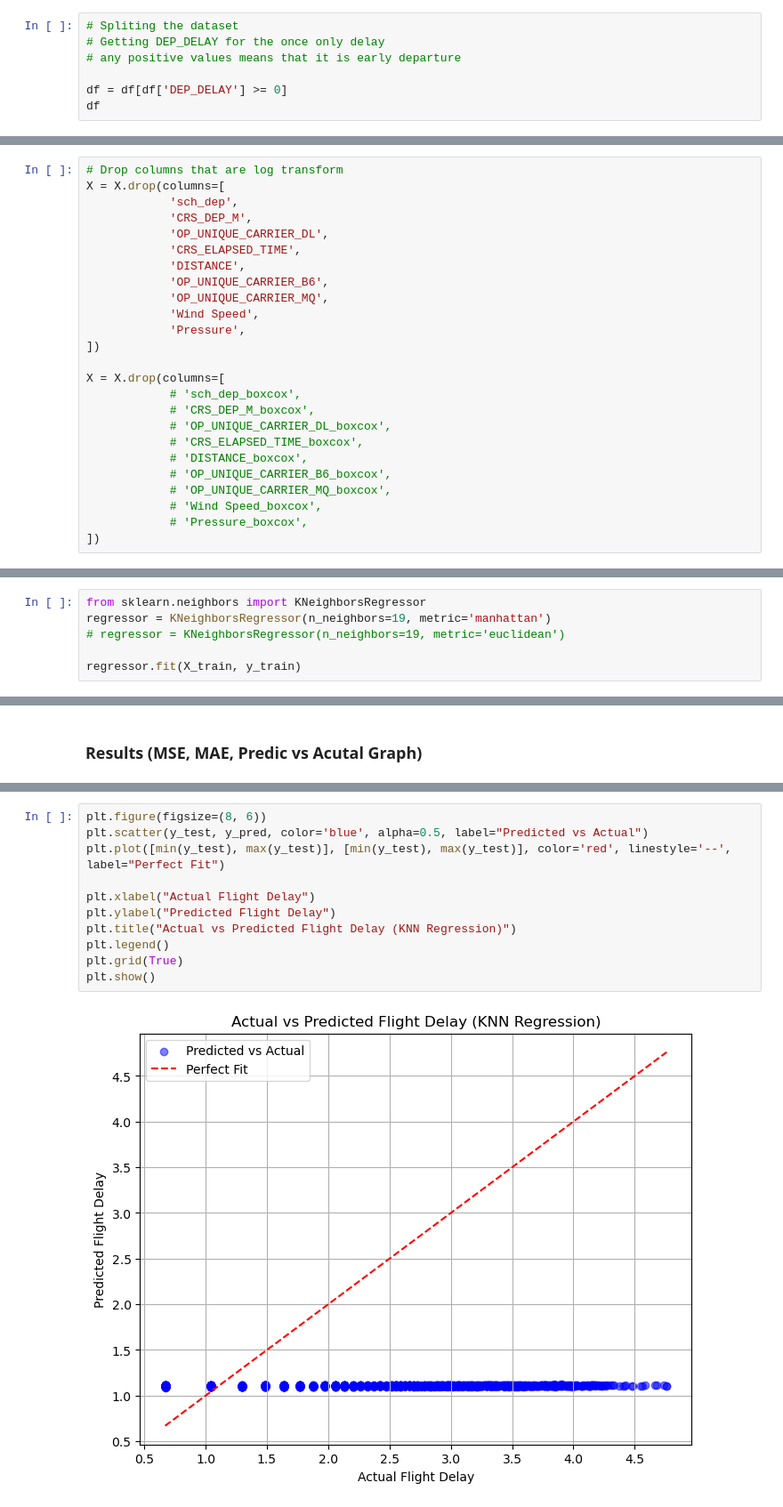
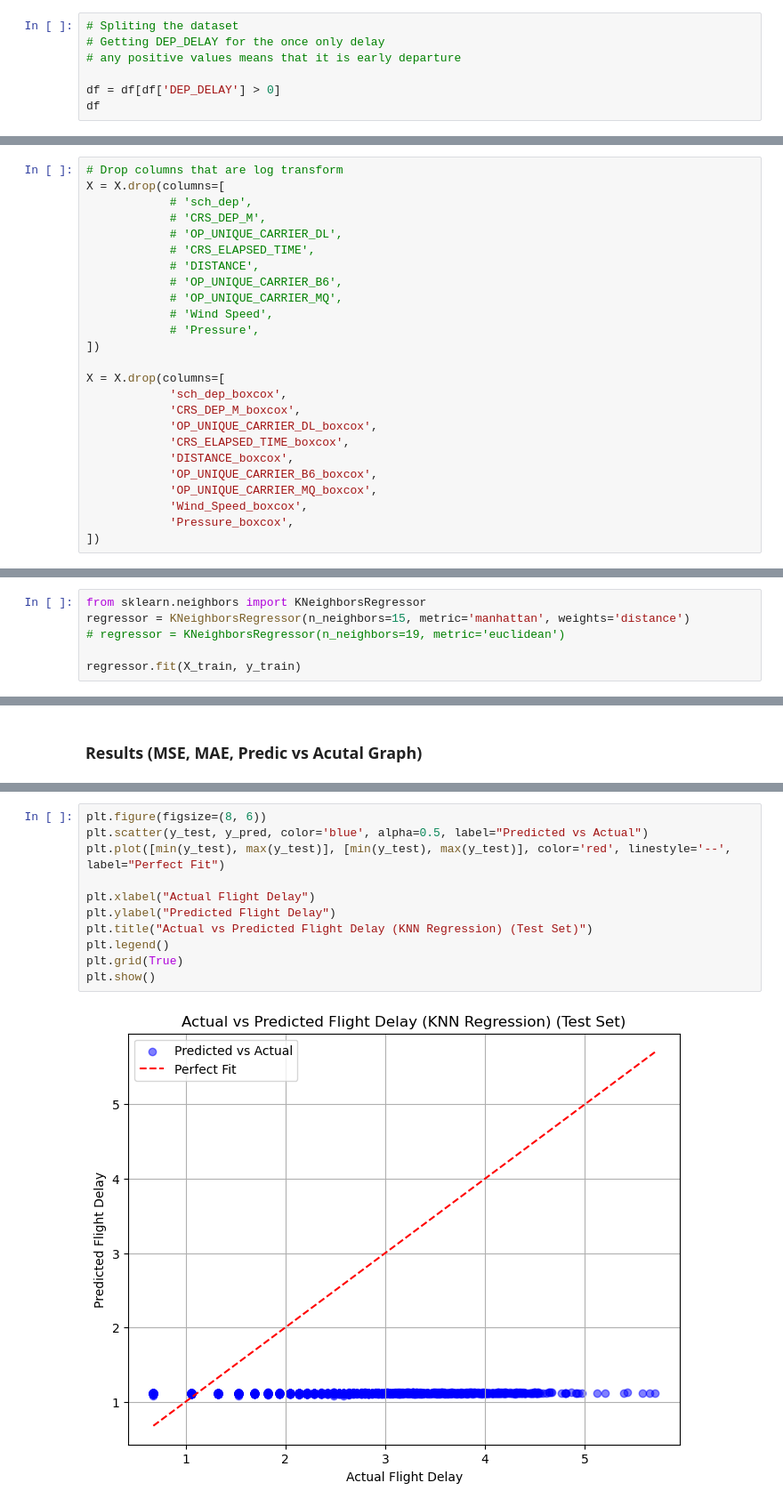
Before and after one commit to Josiah-Lam/Flight-delay, a Jupyter notebook: classification-model/knn-boxcox.ipynb, the cells around one changed output, grey strips where cells are left out. Shown at 89% size. Drawn from its saved outputs; the diff is of its cells as text.

```diff
--- a/classification-model/knn-boxcox.ipynb
+++ b/classification-model/knn-boxcox.ipynb
@@ -30,7 +30,7 @@ df = df.astype(int)
 # Getting DEP_DELAY for the once only delay
 # any positive values means that it is early departure
 
-df = df[df['DEP_DELAY'] >= 0]
+df = df[df['DEP_DELAY'] > 0]
 df
 # %% [output]
 |  | MONTH | DAY_OF_MONTH | DAY_OF_WEEK | CRS_ELAPSED_TIME | DISTANCE | CRS_DEP_M | CRS_ARR_M | Temperature | ... |
@@ -171,26 +179,26 @@ X['Pressure_boxcox'], lambda_ = boxcox(X['Pressure'] + 1) #Top9  Feature
 # %%
 # Drop columns that are log transform
 X = X.drop(columns=[
-            'sch_dep',
-            'CRS_DEP_M',
-            'OP_UNIQUE_CARRIER_DL',
-            'CRS_ELAPSED_TIME',
-            'DISTANCE',
-            'OP_UNIQUE_CARRIER_B6',
-            'OP_UNIQUE_CARRIER_MQ',
-            'Wind Speed',
-            'Pressure',
+            # 'sch_dep',
+            # 'CRS_DEP_M',
+            # 'OP_UNIQUE_CARRIER_DL',
+            # 'CRS_ELAPSED_TIME',
+            # 'DISTANCE',
+            # 'OP_UNIQUE_CARRIER_B6',
+            # 'OP_UNIQUE_CARRIER_MQ',
+            # 'Wind Speed',
+            # 'Pressure',
 ])
 
 X = X.drop(columns=[
-            # 'sch_dep_boxcox',
-            # 'CRS_DEP_M_boxcox',
-            # 'OP_UNIQUE_CARRIER_DL_boxcox',
-            # 'CRS_ELAPSED_TIME_boxcox',
-            # 'DISTANCE_boxcox',
-            # 'OP_UNIQUE_CARRIER_B6_boxcox',
-            # 'OP_UNIQUE_CARRIER_MQ_boxcox',
-            # 'Wind Speed_boxcox',
-            # 'Pressure_boxcox',
+            'sch_dep_boxcox',
+            'CRS_DEP_M_boxcox',
+            'OP_UNIQUE_CARRIER_DL_boxcox',
+            'CRS_ELAPSED_TIME_boxcox',
+            'DISTANCE_boxcox',
+            'OP_UNIQUE_CARRIER_B6_boxcox',
+            'OP_UNIQUE_CARRIER_MQ_boxcox',
+            'Wind_Speed_boxcox',
+            'Pressure_boxcox',
 ])
 # %% [markdown]
@@ -250,7 +274,7 @@ X_test = sc.transform(X_test)
 ### KNN Model
 # %%
 from sklearn.neighbors import KNeighborsRegressor
-regressor = KNeighborsRegressor(n_neighbors=19, metric='manhattan')
+regressor = KNeighborsRegressor(n_neighbors=15, metric='manhattan', weights='distance')
 # regressor = KNeighborsRegressor(n_neighbors=19, metric='euclidean')
 
 regressor.fit(X_train, y_train)
@@ -284,16 +328,16 @@ Mean Absolute Error (MAE): 1.26
 # %%
 plt.figure(figsize=(8, 6))
 plt.scatter(y_test, y_pred, color='blue', alpha=0.5, label="Predicted vs Actual")
 plt.plot([min(y_test), max(y_test)], [min(y_test), max(y_test)], color='red', linestyle='--', label="Perfect Fit")
 
 plt.xlabel("Actual Flight Delay")
 plt.ylabel("Predicted Flight Delay")
-plt.title("Actual vs Predicted Flight Delay (KNN Regression)")
+plt.title("Actual vs Predicted Flight Delay (KNN Regression) (Test Set)")
 plt.legend()
 plt.grid(True)
 plt.show()
 # %% [output]
-[figure, old version]
+[figure, new version]
 # %%
 # from sklearn.model_selection import GridSearchCV
 
```
Also changed, not shown: parts of 17 cells of this notebook, 3 other files.
